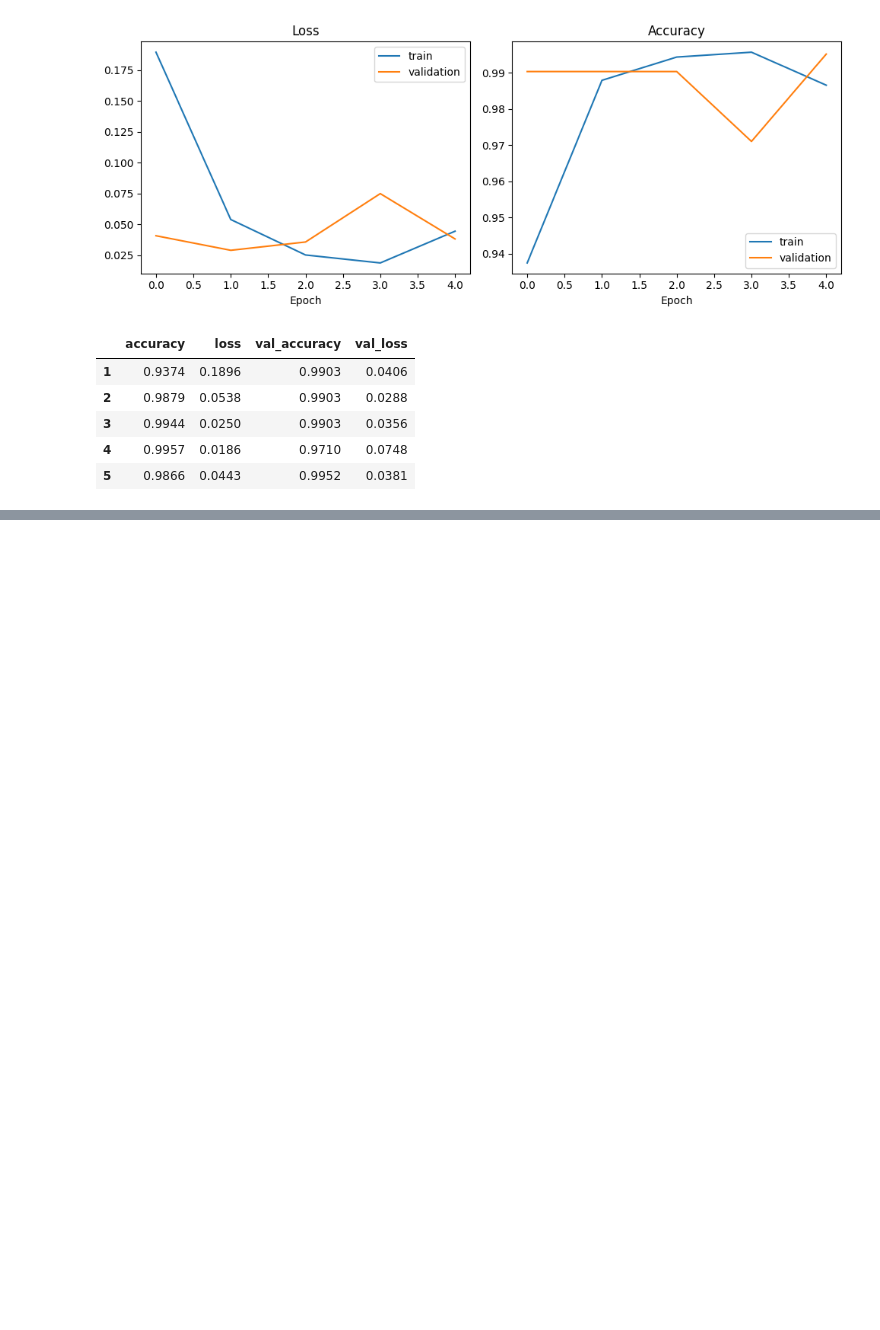
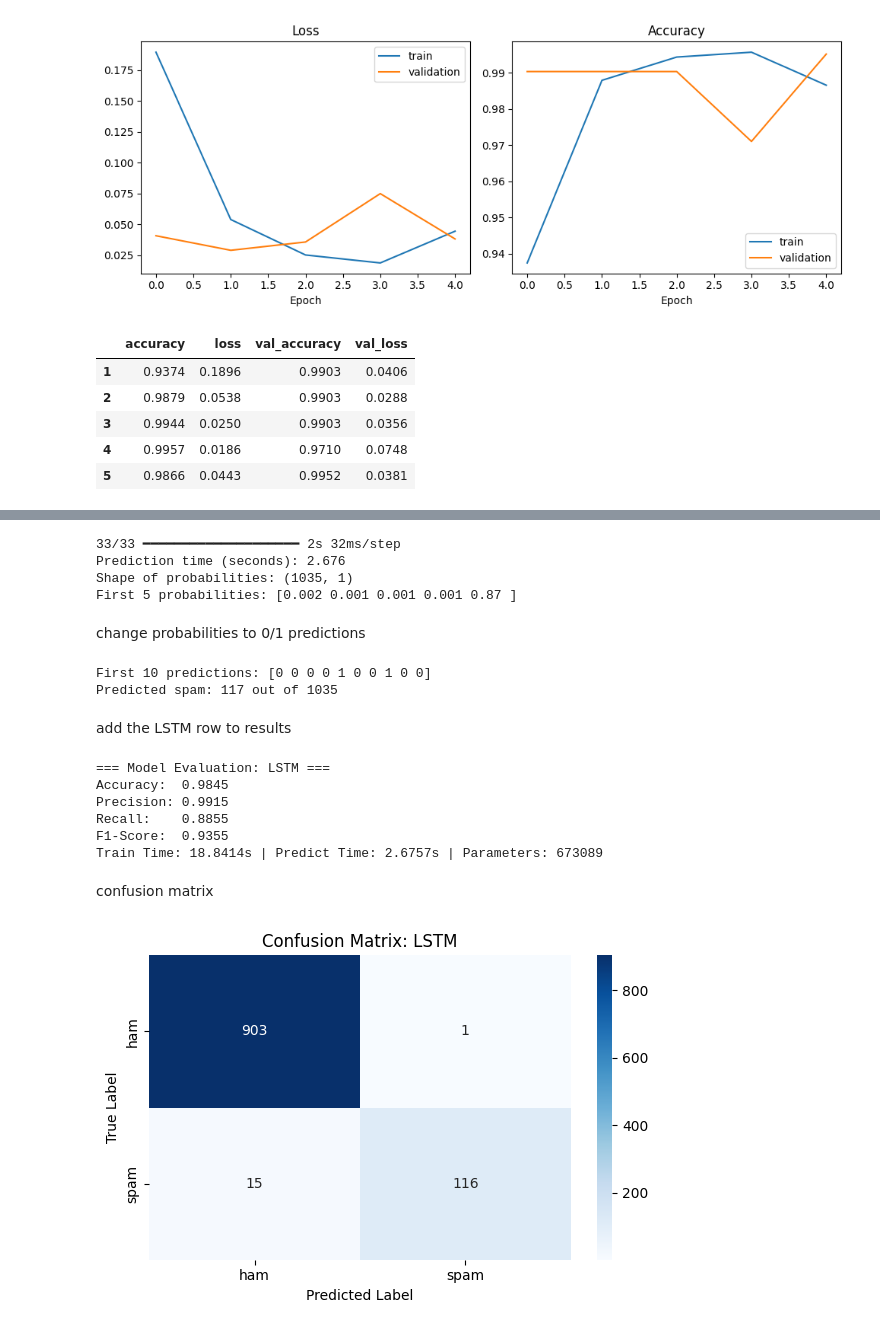
Before and after one commit to zahrss0r/DS483-SMS-Spam-Detection-Project, a Jupyter notebook: DS483_SMS_Spam.ipynb, the cells around one changed output, grey strips where cells are left out. Saved outputs shown, nothing was run; the diff lists cells and outputs as text; code cells hidden in the pictures; blank space fills up the shorter version.

```diff
--- a/DS483_SMS_Spam.ipynb
+++ b/DS483_SMS_Spam.ipynb
@@ -1702,0 +1708,43 @@ epochs_table
+# %%
+# Predict spam probabilities for the test set and measure the time
+start = time.time()
+lstm_prob = lstm_model.predict(X_test_seq)
+lstm_pred_time = time.time() - start
+
+print("Prediction time (seconds):", round(lstm_pred_time, 3))
+print("Shape of probabilities:", lstm_prob.shape)
+print("First 5 probabilities:", lstm_prob[:5].ravel().round(3))
+# %% [output]
+33/33 ━━━━━━━━━━━━━━━━━━━━ 2s 32ms/step
+Prediction time (seconds): 2.676
+Shape of probabilities: (1035, 1)
+First 5 probabilities: [0.002 0.001 0.001 0.001 0.87 ]
+# %% [markdown]
+change probabilities to 0/1 predictions
+# %%
+# If probability > 0.5 then spam (1), else ham (0)
+lstm_pred = (lstm_prob > 0.5).astype(int).ravel()
+
+print("First 10 predictions:", lstm_pred[:10])
+print("Predicted spam:", lstm_pred.sum(), "out of", len(lstm_pred))
+# %% [output]
+First 10 predictions: [0 0 0 0 1 0 0 1 0 0]
+Predicted spam: 117 out of 1035
+# %% [markdown]
+add the LSTM row to results
+# %%
+# Same evaluation function as the other models
+evaluate_model("LSTM", y_test, lstm_pred, lstm_train_time, lstm_pred_time, lstm_params)
+# %% [output]
+=== Model Evaluation: LSTM ===
+Accuracy:  0.9845
+Precision: 0.9915
+Recall:    0.8855
+F1-Score:  0.9355
+Train Time: 18.8414s | Predict Time: 2.6757s | Parameters: 673089
+# %% [markdown]
+confusion matrix
+# %%
+plot_cm(y_test, lstm_pred, "LSTM")
+# %% [output]
+[figure, added]
```
Also changed, not shown: parts of 15 cells of this notebook.
